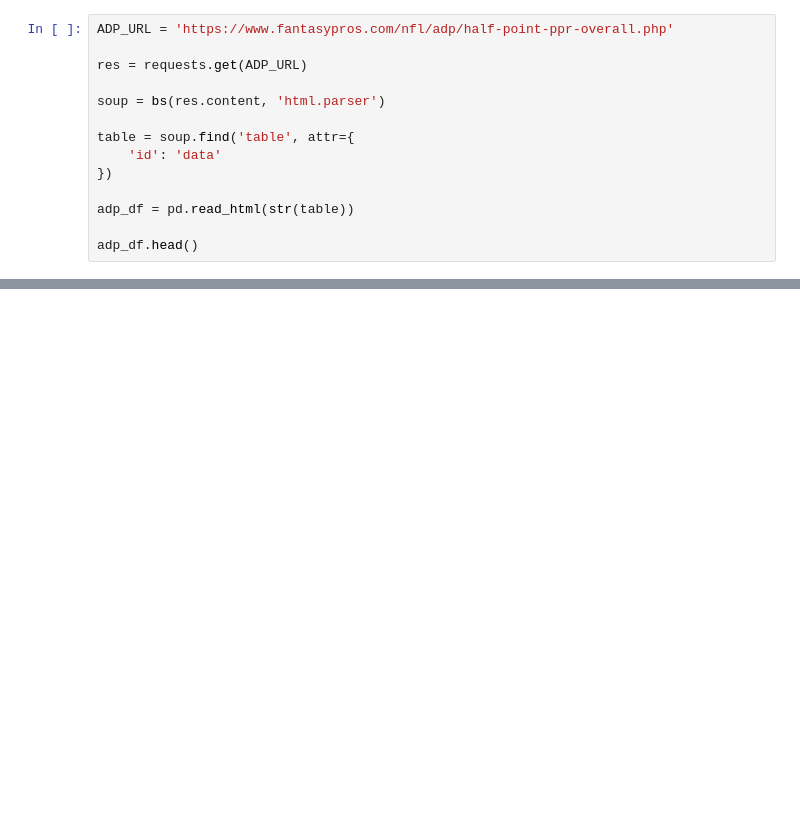
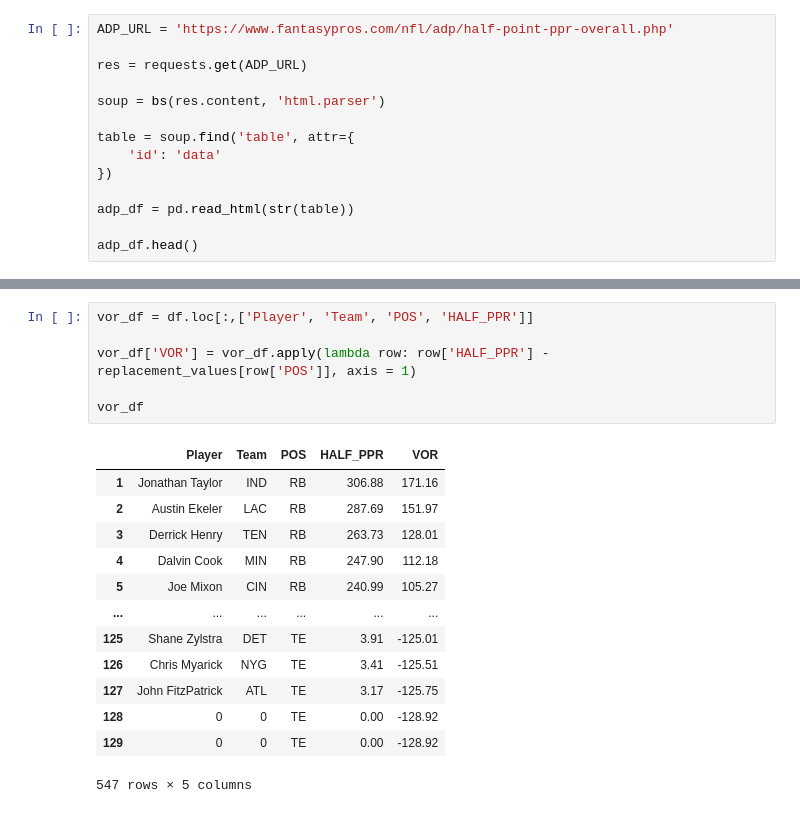
Before and after one commit to kumajimmy/fantasy_footballl_22, a Jupyter notebook: vor_model.ipynb, the cells around one changed output, grey strips where cells are left out. Drawn from its saved outputs; the diff is of its cells as text; blank space fills up the shorter version.

```diff
--- a/vor_model.ipynb
+++ b/vor_model.ipynb
@@ -105,0 +117,20 @@ adp_cutoff_df.head(20)
+# %%
+vor_df = df.loc[:,['Player', 'Team', 'POS', 'HALF_PPR']]
+
+vor_df['VOR'] = vor_df.apply(lambda row: row['HALF_PPR'] - replacement_values[row['POS']], axis = 1)
+
+vor_df
+# %% [output]
+|  | Player | Team | POS | HALF_PPR | VOR |
+| 1 | Jonathan Taylor | IND | RB | 306.88 | 171.16 |
+| 2 | Austin Ekeler | LAC | RB | 287.69 | 151.97 |
+| 3 | Derrick Henry | TEN | RB | 263.73 | 128.01 |
+| 4 | Dalvin Cook | MIN | RB | 247.90 | 112.18 |
+| 5 | Joe Mixon | CIN | RB | 240.99 | 105.27 |
+| ... | ... | ... | ... | ... | ... |
+| 125 | Shane Zylstra | DET | TE | 3.91 | -125.01 |
+| 126 | Chris Myarick | NYG | TE | 3.41 | -125.51 |
+| 127 | John FitzPatrick | ATL | TE | 3.17 | -125.75 |
+| 128 | 0 | 0 | TE | 0.00 | -128.92 |
+| 129 | 0 | 0 | TE | 0.00 | -128.92 |
+547 rows × 5 columns
```
Also changed, not shown: parts of 4 cells of this notebook.
